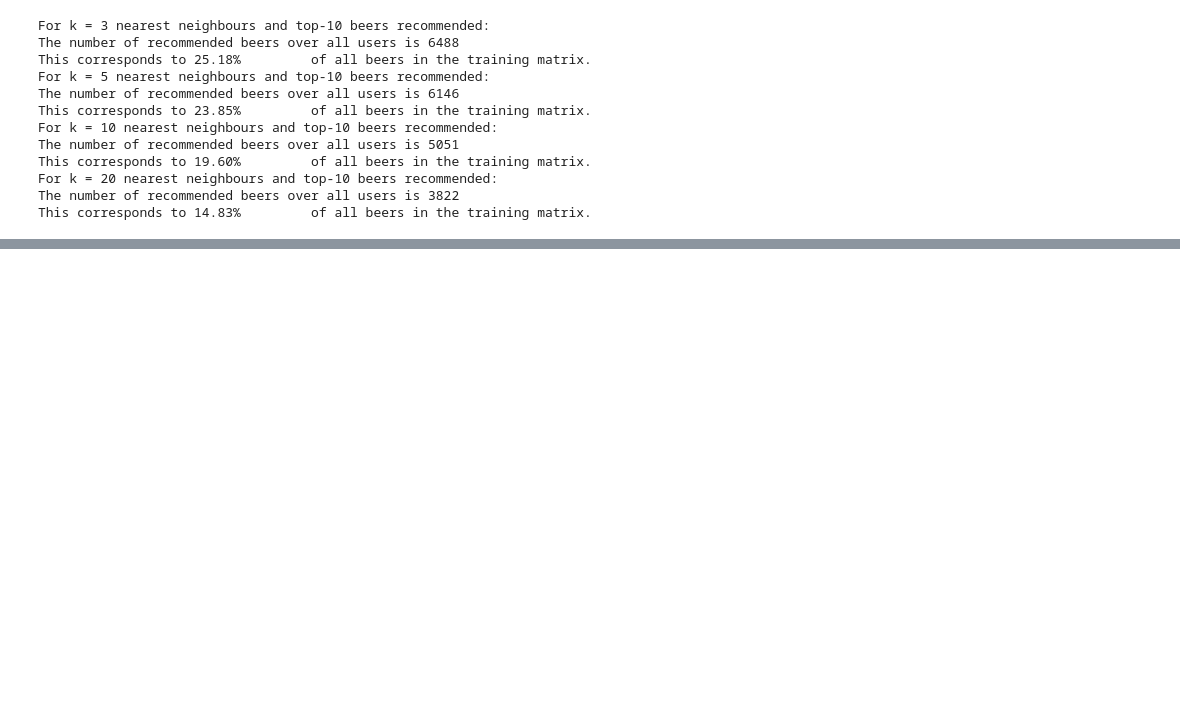
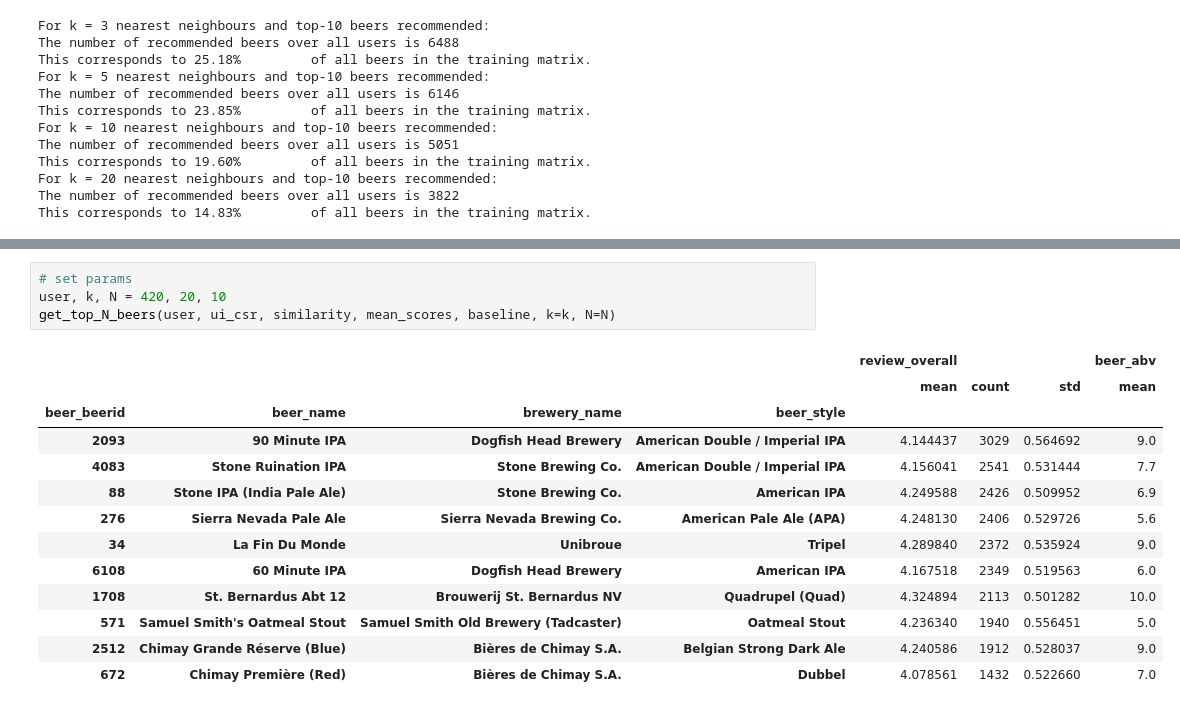
Before and after one commit to LucasLyons/Beer-Project, a Jupyter notebook: Model-Training.ipynb, the cells around one changed output, grey strips where cells are left out. Drawn from its saved outputs; the diff is of its cells as text; blank space fills up the shorter version.

```diff
--- a/Model-Training.ipynb
+++ b/Model-Training.ipynb
@@ -307,0 +376,18 @@ This corresponds to 14.83%         of all beers in the training matrix.
+# %%
+# set params
+user, k, N = 420, 20, 10
+get_top_N_beers(user, ui_csr, similarity, mean_scores, baseline, k=k, N=N)
+# %% [output]
+|  |  |  |  | review_overall |  |  | beer_abv |
+|  |  |  |  | mean | count | std | mean |
+| beer_beerid | beer_name | brewery_name | beer_style |  |  |  |  |
+| 2093 | 90 Minute IPA | Dogfish Head Brewery | American Double / Imperial IPA | 4.144437 | 3029 | 0.564692 | 9.0 |
+| 4083 | Stone Ruination IPA | Stone Brewing Co. | American Double / Imperial IPA | 4.156041 | 2541 | 0.531444 | 7.7 |
+| 88 | Stone IPA (India Pale Ale) | Stone Brewing Co. | American IPA | 4.249588 | 2426 | 0.509952 | 6.9 |
+| 276 | Sierra Nevada Pale Ale | Sierra Nevada Brewing Co. | American Pale Ale (APA) | 4.248130 | 2406 | 0.529726 | 5.6 |
+| 34 | La Fin Du Monde | Unibroue | Tripel | 4.289840 | 2372 | 0.535924 | 9.0 |
+| 6108 | 60 Minute IPA | Dogfish Head Brewery | American IPA | 4.167518 | 2349 | 0.519563 | 6.0 |
+| 1708 | St. Bernardus Abt 12 | Brouwerij St. Bernardus NV | Quadrupel (Quad) | 4.324894 | 2113 | 0.501282 | 10.0 |
+| 571 | Samuel Smith's Oatmeal Stout | Samuel Smith Old Brewery (Tadcaster) | Oatmeal Stout | 4.236340 | 1940 | 0.556451 | 5.0 |
+| 2512 | Chimay Grande Réserve (Blue) | Bières de Chimay S.A. | Belgian Strong Dark Ale | 4.240586 | 1912 | 0.528037 | 9.0 |
+| 672 | Chimay Première (Red) | Bières de Chimay S.A. | Dubbel | 4.078561 | 1432 | 0.522660 | 7.0 |
```
Also changed, not shown: parts of 8 cells of this notebook.
